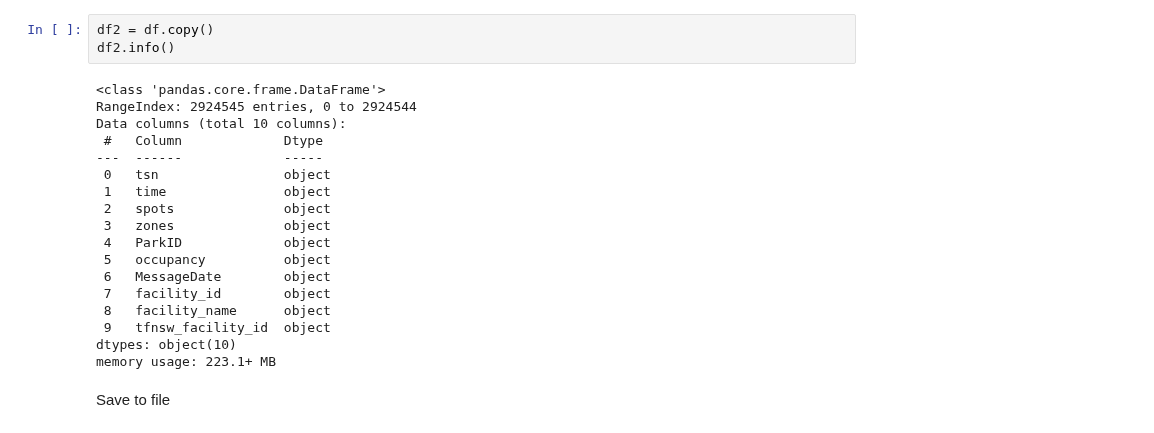
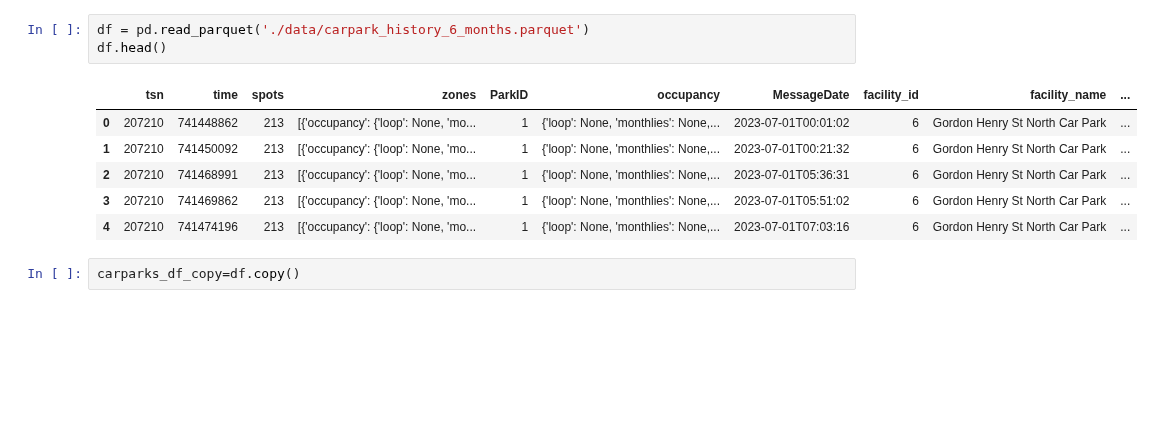
Before and after one commit to M13Mwongo/parking-spot-predictor, a Jupyter notebook: requests_mwiti.ipynb, the cells around one changed output. Drawn from its saved outputs; the diff is of its cells as text; blank space fills up the shorter version.

```diff
--- a/requests_mwiti.ipynb
+++ b/requests_mwiti.ipynb
@@ -55,23 +7,12 @@ df
+# %%
+df = pd.read_parquet('./data/carpark_history_6_months.parquet')
+df.head()
+# %% [output]
+|  | tsn | time | spots | zones | ParkID | occupancy | MessageDate | facility_id | facility_name | ... |
+| 0 | 207210 | 741448862 | 213 | [{'occupancy': {'loop': None, 'mo... | 1 | {'loop': None, 'monthlies': None,... | 2023-07-01T00:01:02 | 6 | Gordon Henry St North Car Park | ... |
+| 1 | 207210 | 741450092 | 213 | [{'occupancy': {'loop': None, 'mo... | 1 | {'loop': None, 'monthlies': None,... | 2023-07-01T00:21:32 | 6 | Gordon Henry St North Car Park | ... |
+| 2 | 207210 | 741468991 | 213 | [{'occupancy': {'loop': None, 'mo... | 1 | {'loop': None, 'monthlies': None,... | 2023-07-01T05:36:31 | 6 | Gordon Henry St North Car Park | ... |
+| 3 | 207210 | 741469862 | 213 | [{'occupancy': {'loop': None, 'mo... | 1 | {'loop': None, 'monthlies': None,... | 2023-07-01T05:51:02 | 6 | Gordon Henry St North Car Park | ... |
+| 4 | 207210 | 741474196 | 213 | [{'occupancy': {'loop': None, 'mo... | 1 | {'loop': None, 'monthlies': None,... | 2023-07-01T07:03:16 | 6 | Gordon Henry St North Car Park | ... |
 # %%
-df2 = df.copy()
-df2.info()
+carparks_df_copy=df.copy()
-# %% [output]
-<class 'pandas.core.frame.DataFrame'>
-RangeIndex: 2924545 entries, 0 to 2924544
-Data columns (total 10 columns):
- #   Column             Dtype
----  ------             -----
- 0   tsn                object
- 1   time               object
- 2   spots              object
- 3   zones              object
- 4   ParkID             object
- 5   occupancy          object
- 6   MessageDate        object
- 7   facility_id        object
- 8   facility_name      object
- 9   tfnsw_facility_id  object
-dtypes: object(10)
-memory usage: 223.1+ MB
-# %% [markdown]
-Save to file
```
Also changed, not shown: parts of 27 cells of this notebook, 5 other files.
